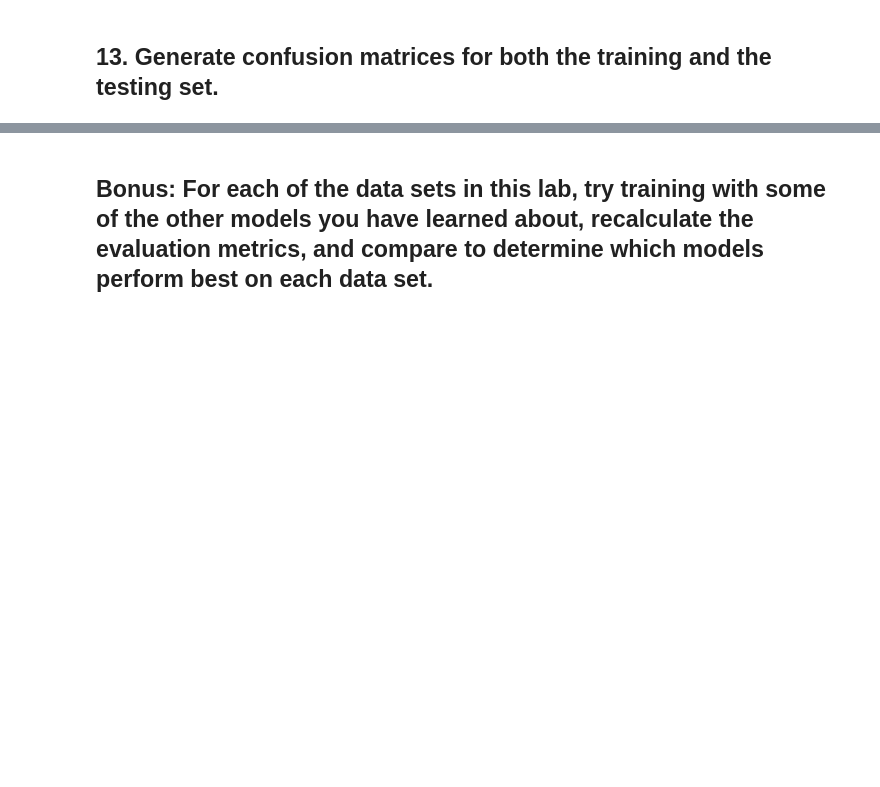
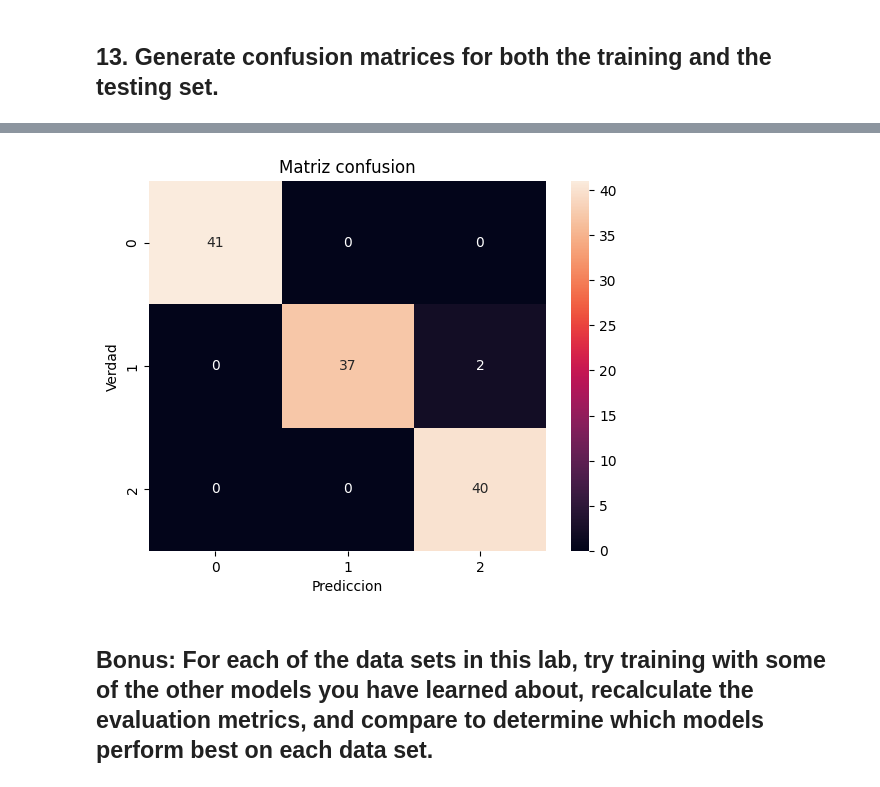
Before and after one commit to Ironhack-Data-Madrid-Octubre-2023/7.2-lab_supervised_model_evaluation, a Jupyter notebook: your-code/main.ipynb, the cells around one changed output, grey strips where cells are left out. Cells and saved outputs as stored; diff of their text form; code cells hidden in the pictures; blank space fills up the shorter version.

```diff
--- a/your-code/main.ipynb
+++ b/your-code/main.ipynb
@@ -142,2 +254,12 @@ The `class` field represents the type of flower and is the target variable that
+# %%
+confusion_matrix_test = confusion_matrix(y_train, y_pred_train)
+
+sns.heatmap(confusion_matrix_test, annot=True)
+plt.title('Matriz confusion')
+plt.ylabel('Verdad')
+plt.xlabel('Prediccion')
+plt.show();
+# %% [output]
+[figure, added]
 # %% [markdown]
 ## Bonus: For each of the data sets in this lab, try training with some of the other models you have learned about, recalculate the evaluation metrics, and compare to determine which models perform best on each data set.
```
Also changed, not shown: parts of 12 cells of this notebook.
